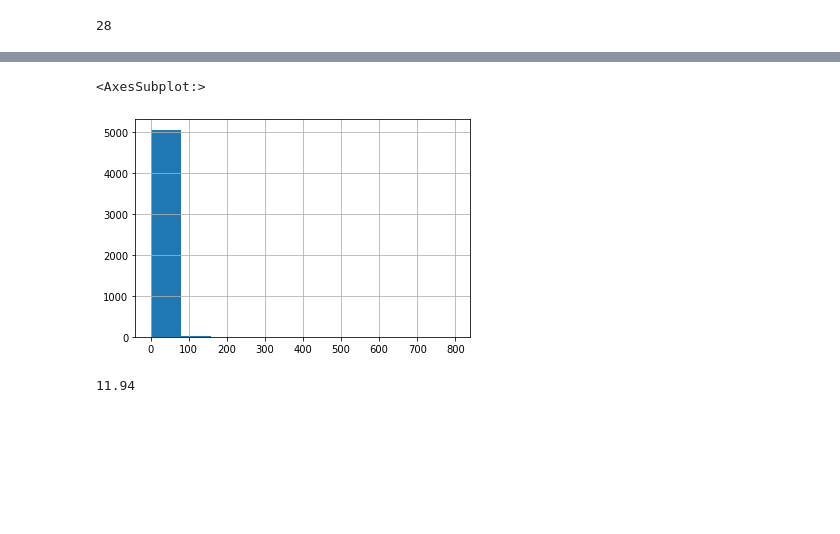
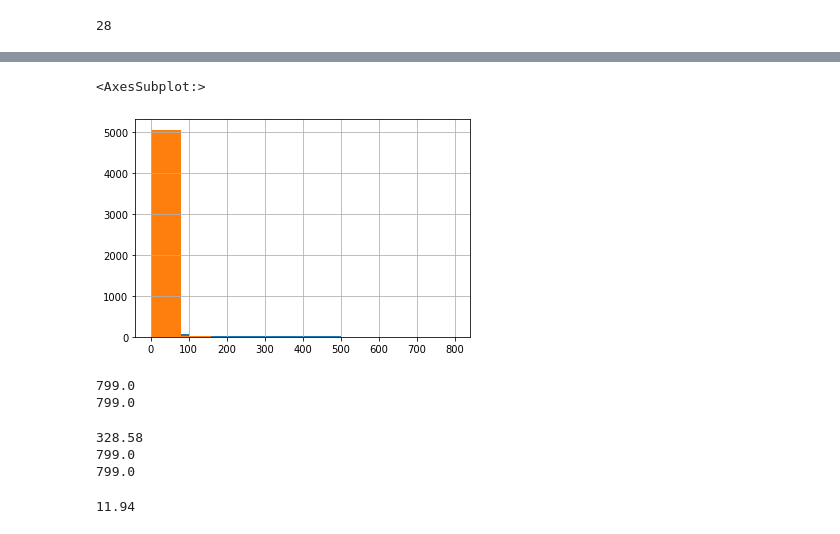
Before and after one commit to Alexandria-Ransom/Amazon_Keywords, a Jupyter notebook: keywords_ecom.ipynb, the cells around one changed output, grey strips where cells are left out. Cells and saved outputs as stored; diff of their text form; code cells hidden in the pictures; blank space fills up the shorter version.

```diff
--- a/keywords_ecom.ipynb
+++ b/keywords_ecom.ipynb
@@ -93,6 +93,5 @@ Index(['Export time: 8/5/2022, 11:15:38 PM', 'Unnamed: 1', '#', 'Product Name',
        'Export time: 8/5/2022, 11:41:21 PM'],
       dtype='object')
 # %%
-df = df[["Product Name", "Brand", "Price", "Mo. Sales", "D. Sales", "Mo. Revenue", "Date First Available", "Net", "Rating Number", "Rating", "Fees", "Rank",
-   "Category","ASIN", "Link"]] # here I am grabbing the columns that we will be using to evaluate this dataset in a list. I used this approach instead of dropping columns that way we can to the list as needed
-df
+key_columns = ["Product Name", "Brand", "Price", "Mo. Sales", "D. Sales", "Mo. Revenue", "Date First Available", "Net", "Rating Number", "Rating", "Fees", "Rank",
+   "Category","ASIN", "Link"] #selecting columns that will be used for this analysis
@@ -112,0 +98,3 @@ df
+# %%
+df = df[key_columns]
+df
@@ -333,9 +338,24 @@ df['price'].isnull().sum()
 # %%
-df['price']
+df['price'].hist(bins = [ 0, 50, 100, 500,800])
 df['price'].hist()
 # %% [output]
 <AxesSubplot:>
-[figure, old version]
+[figure, new version]
+# %%
+for a in df['price']:
+    if a > 700:
+        print(a)
+# %% [output]
+799.0
+799.0
+# %%
+for a in df['price']:
+    if a > 300:
+        print(a)
+# %% [output]
+328.58
+799.0
+799.0
 # %%
 #the data is right skewed, will use median to fill in the missing values
 #defining a function to impute median in columns
```
Also changed, not shown: parts of 9 cells of this notebook.
